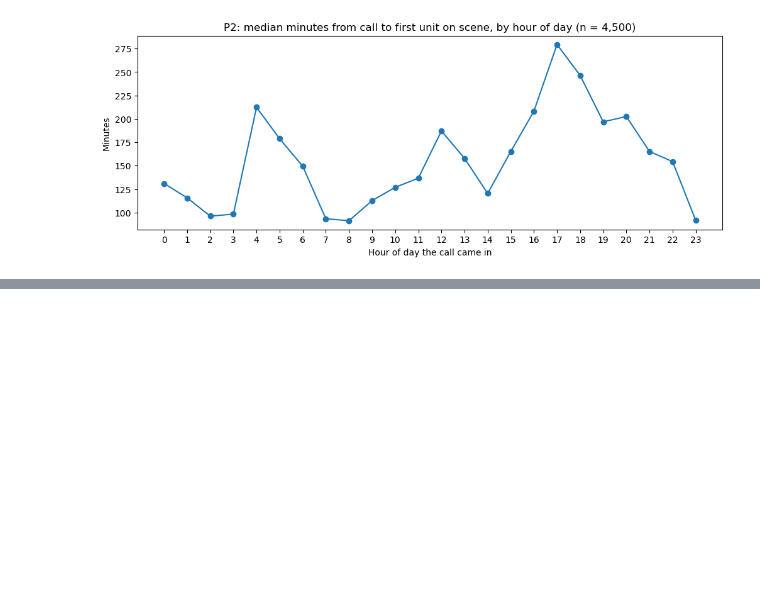
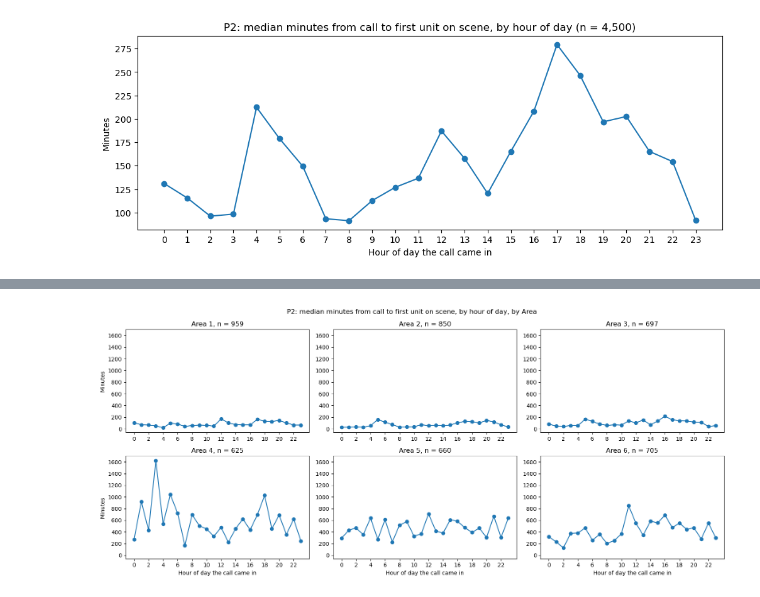
Before and after one commit to Ashleyyydeleon/oakland_police_department_fork, a Jupyter notebook: manpower_july_2024_incidents.ipynb, the cells around one changed output, grey strips where cells are left out. Cells and saved outputs as stored; diff of their text form; code cells hidden in the pictures; blank space fills up the shorter version.

```diff
--- a/manpower_july_2024_incidents.ipynb
+++ b/manpower_july_2024_incidents.ipynb
@@ -411,0 +437,24 @@ plt.show()
+# %%
+# Same for P2 calls: median minutes from the call coming in to the first unit on scene, by hour of day, one panel per Patrol Area
+# (beats table from the cell above)
+p2_calls = calls[calls["priority"] == 2].merge(beats, on="event_number")
+beat_number = pd.to_numeric(p2_calls["beat"].astype(str).str.extract(r"(\d+)")[0], errors="coerce")
+p2_calls["area"] = pd.cut(beat_number, [0, 7, 13, 19, 25, 30, 35], labels=[1, 2, 3, 4, 5, 6])
+
+fig, axes = plt.subplots(2, 3, figsize=(16, 7), sharey=True)
+for ax, area in zip(axes.flat, range(1, 7)):
+    one_area = p2_calls[p2_calls["area"] == area]
+    by_hour = one_area.groupby("hour")["minutes"].median()
+    ax.plot(by_hour.index, by_hour.values, marker="o")
+    ax.set_title(f"Area {area}, n = {len(one_area)}")
+    ax.set_xticks(range(0, 24, 2))
+    ax.tick_params(axis="y", labelleft=True)   # y numbers on every panel
+for ax in axes[1]:
+    ax.set_xlabel("Hour of day the call came in")
+for ax in axes[:, 0]:
+    ax.set_ylabel("Minutes")
+fig.suptitle("P2: median minutes from call to first unit on scene, by hour of day, by Area")
+plt.tight_layout()
+plt.show()
+# %% [output]
+[figure, added]
```
Also changed, not shown: parts of 2 cells of this notebook, 10 other files.
